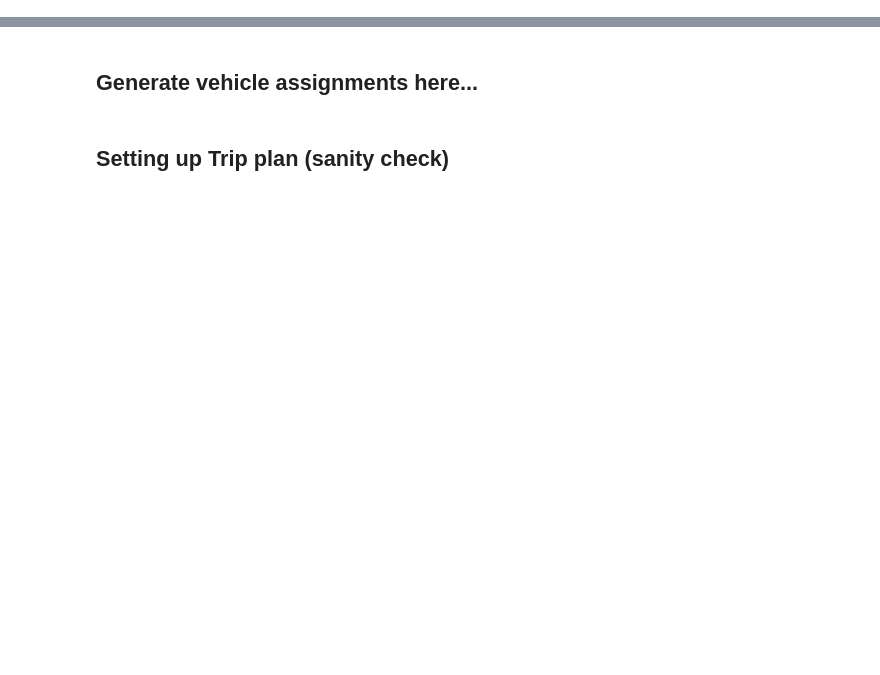
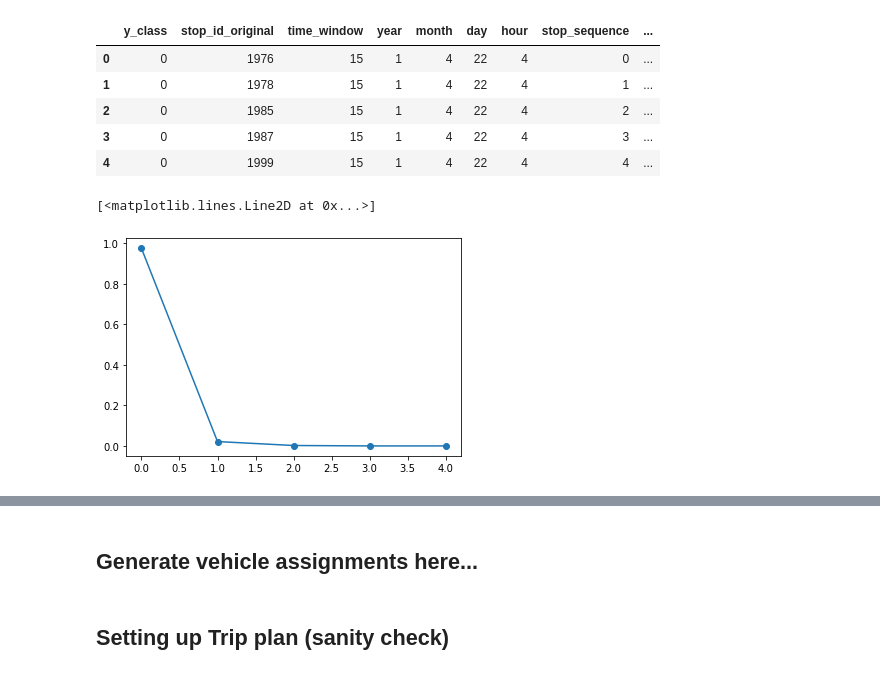
Before and after one commit to jptalusan/ICCPS_stationing, a Jupyter notebook: data_generation/generate_day_trips.ipynb, the cells around one changed output, grey strips where cells are left out. Saved outputs shown, nothing was run; the diff lists cells and outputs as text; code cells hidden in the pictures; blank space fills up the shorter version.

```diff
--- a/data_generation/generate_day_trips.ipynb
+++ b/data_generation/generate_day_trips.ipynb
@@ -230,5 +221,14 @@ label_encoders = joblib.load('models/LL_Label_encoders.joblib')
 ohe_encoder = joblib.load('models/LL_OHE_encoder.joblib')
 num_scaler = joblib.load('models/LL_Num_scaler.joblib')
 
+DATE = '2021-05-23'
+date_to_predict = dt.datetime.strptime(DATE, '%Y-%m-%d')
+apcdata = get_apc_data_for_date(date_to_predict)
+df = apcdata.toPandas()
+df = add_features(df)
+
 raw_df = deepcopy(df)
 input_df = prepare_input_data(df, ohe_encoder, label_encoders, num_scaler, columns, target='y_class')
+
+ohe_columns = ['dayofweek', 'route_id_dir', 'is_holiday', 'is_school_break', 'zero_load_at_trip_end']
+input_df = input_df.drop(columns=ohe_columns)
@@ -235,3 +253,32 @@ input_df = prepare_input_data(df, ohe_encoder, label_encoders, num_scaler, colum
+# %%
+import random
+past = 5
+rand_trips = random.sample(df.trip_id.unique().tolist(), 1)
+for trip_id in tqdm(rand_trips):
+    _df = df.query("trip_id == @trip_id")
+    try:
+        _input_df = input_df.loc[_df.index]
+    except:
+        pass
+past_df = input_df[0:past]
+future_df = input_df[past:]
+
+display(past_df)
+model = setup_simple_lstm_generator(input_df.shape[1], 5)
+model.load_weights(latest)
+# model.summary()
+res = model.predict(past_df.to_numpy().reshape(1, *past_df.shape))
+
+plt.plot(res.flatten(), marker='o')
+# %% [output]
+|  | y_class | stop_id_original | time_window | year | month | day | hour | stop_sequence | ... |
+| 0 | 0 | 1976 | 15 | 1 | 4 | 22 | 4 | 0 | ... |
+| 1 | 0 | 1978 | 15 | 1 | 4 | 22 | 4 | 1 | ... |
+| 2 | 0 | 1985 | 15 | 1 | 4 | 22 | 4 | 2 | ... |
+| 3 | 0 | 1987 | 15 | 1 | 4 | 22 | 4 | 3 | ... |
+| 4 | 0 | 1999 | 15 | 1 | 4 | 22 | 4 | 4 | ... |
+[<matplotlib.lines.Line2D at 0x...>]
+[figure, added]
 # %%
 import random
 
```
Also changed, not shown: parts of 23 cells of this notebook, 18 other files.
